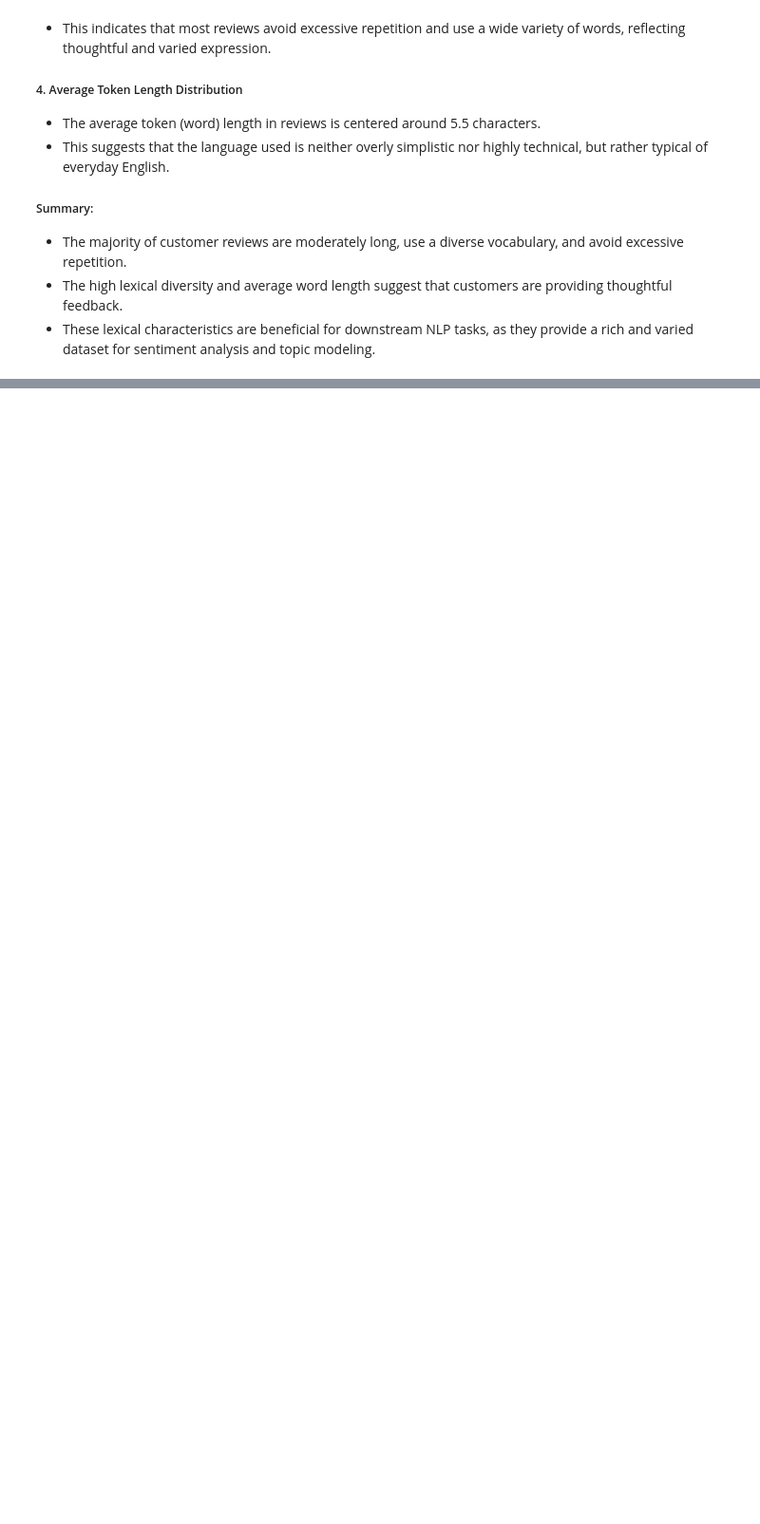
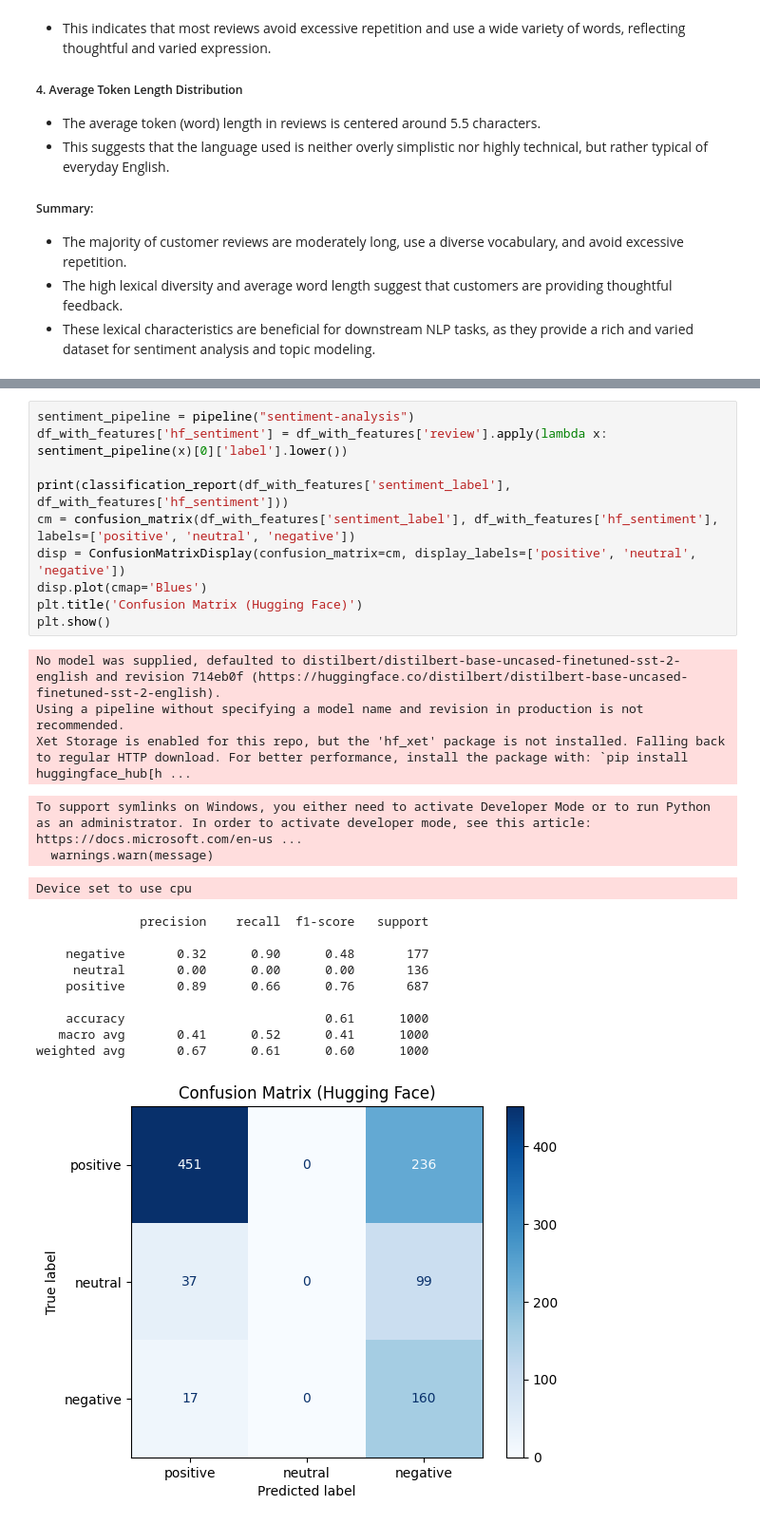
Before and after one commit to ghsaberr/sentiment-analysis-customer-feedback, a Jupyter notebook: sentiment-analysis-customer-feedback.ipynb, the cells around one changed output, grey strips where cells are left out. Shown at 95% size. Cells and saved outputs as stored; diff of their text form; blank space fills up the shorter version.

Commit message:
model development

```diff
--- a/sentiment-analysis-customer-feedback.ipynb
+++ b/sentiment-analysis-customer-feedback.ipynb
@@ -583,0 +634,27 @@ plt.show()
+# %%
+sentiment_pipeline = pipeline("sentiment-analysis")
+df_with_features['hf_sentiment'] = df_with_features['review'].apply(lambda x: sentiment_pipeline(x)[0]['label'].lower())
+
+print(classification_report(df_with_features['sentiment_label'], df_with_features['hf_sentiment']))
+cm = confusion_matrix(df_with_features['sentiment_label'], df_with_features['hf_sentiment'], labels=['positive', 'neutral', 'negative'])
+disp = ConfusionMatrixDisplay(confusion_matrix=cm, display_labels=['positive', 'neutral', 'negative'])
+disp.plot(cmap='Blues')
+plt.title('Confusion Matrix (Hugging Face)')
+plt.show()
+# %% [output]
+No model was supplied, defaulted to distilbert/distilbert-base-uncased-finetuned-sst-2-english and revision 714eb0f (https://huggingface.co/distilbert/distilbert-base-uncased-finetuned-sst-2-english).
+Using a pipeline without specifying a model name and revision in production is not recommended.
+Xet Storage is enabled for this repo, but the 'hf_xet' package is not installed. Falling back to regular HTTP download. For better performance, install the package with: `pip install huggingface_hub[h ...
+To support symlinks on Windows, you either need to activate Developer Mode or to run Python as an administrator. In order to activate developer mode, see this article: https://docs.microsoft.com/en-us ...
+  warnings.warn(message)
+Device set to use cpu
+              precision    recall  f1-score   support
+
+    negative       0.32      0.90      0.48       177
+     neutral       0.00      0.00      0.00       136
+    positive       0.89      0.66      0.76       687
+
+    accuracy                           0.61      1000
+   macro avg       0.41      0.52      0.41      1000
+weighted avg       0.67      0.61      0.60      1000
+[figure, added]
```
Also changed, not shown: parts of 4 cells of this notebook.
